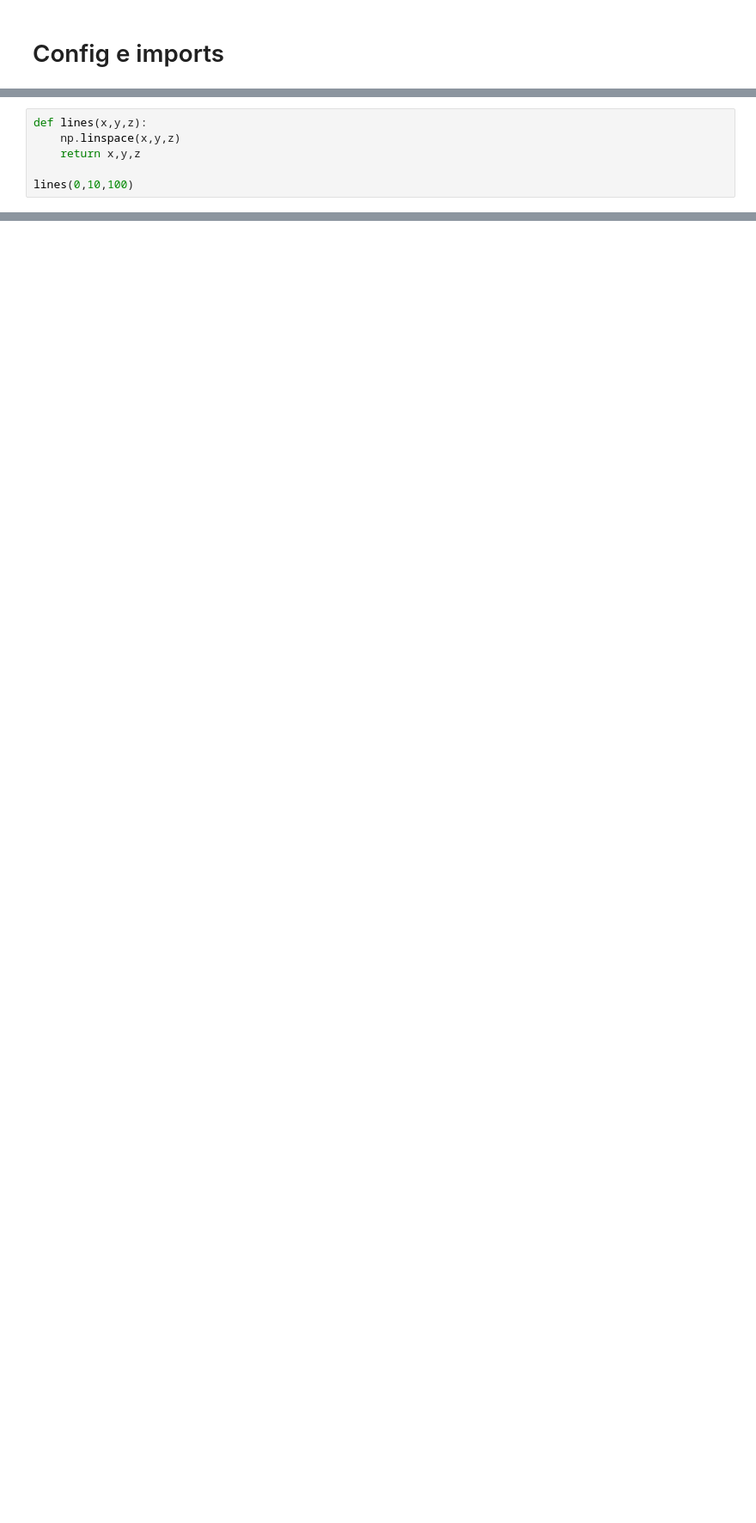
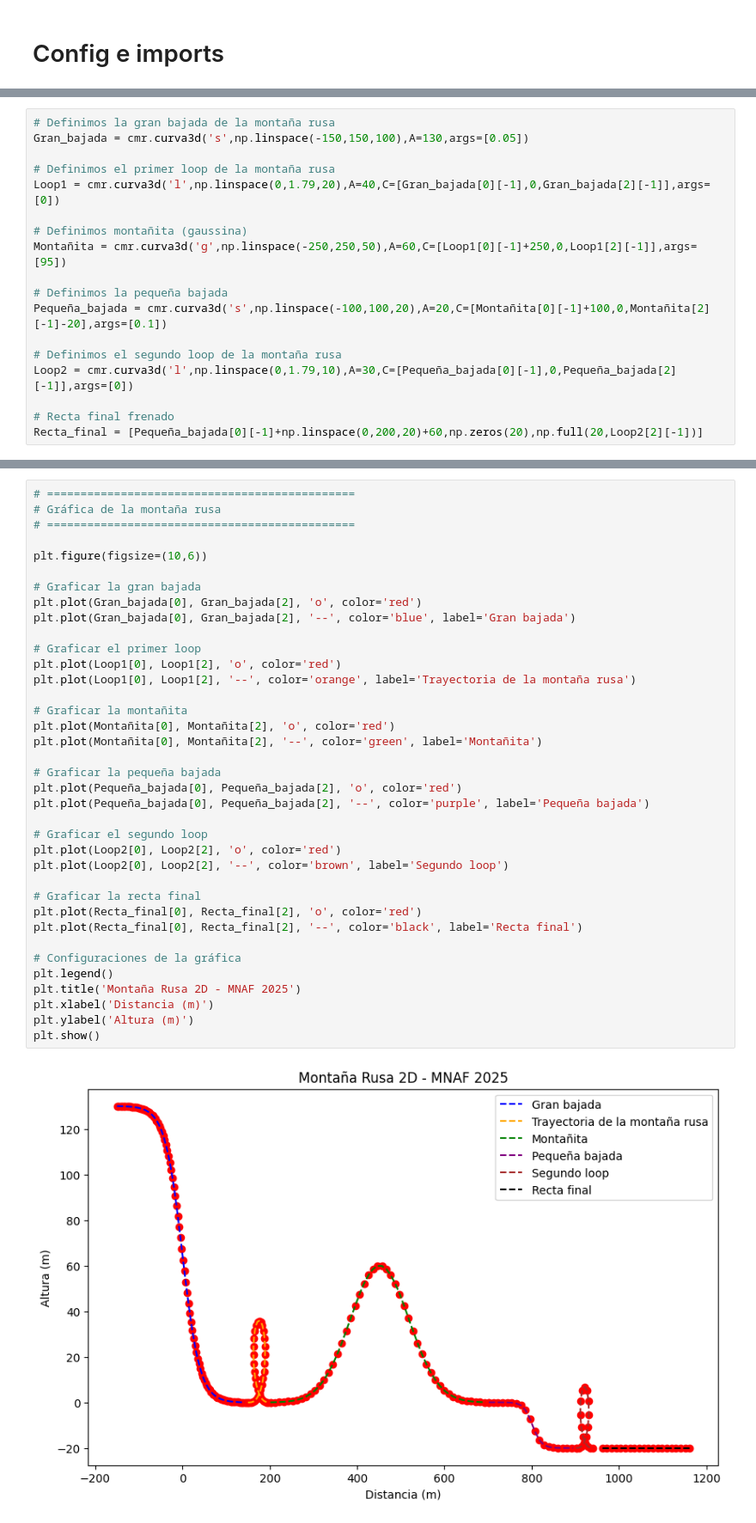
Before and after one commit to Edgarfevi/Proyectos, a Jupyter notebook: Proyectos_python/FISICA/MNAF2025/montaña_rusa/montaña_rusa.ipynb, the cells around one changed output, grey strips where cells are left out. Shown at 86% size. Saved outputs shown, nothing was run; the diff lists cells and outputs as text; blank space fills up the shorter version.

Commit message:
Algunos cambios en ka motaña rusa

```diff
--- a/Proyectos_python/FISICA/MNAF2025/montaña_rusa/montaña_rusa.ipynb
+++ b/Proyectos_python/FISICA/MNAF2025/montaña_rusa/montaña_rusa.ipynb
@@ -31,6 +27,18 @@ import numpy as np
 # %%
-def lines(x,y,z):
-    np.linspace(x,y,z)
-    return x,y,z
+# Definimos la gran bajada de la montaña rusa
+Gran_bajada = cmr.curva3d('s',np.linspace(-150,150,100),A=130,args=[0.05])
 
-lines(0,10,100)
+# Definimos el primer loop de la montaña rusa
+Loop1 = cmr.curva3d('l',np.linspace(0,1.79,20),A=40,C=[Gran_bajada[0][-1],0,Gran_bajada[2][-1]],args=[0])
+
+# Definimos montañita (gaussina)
+Montañita = cmr.curva3d('g',np.linspace(-250,250,50),A=60,C=[Loop1[0][-1]+250,0,Loop1[2][-1]],args=[95])
+
+# Definimos la pequeña bajada
+Pequeña_bajada = cmr.curva3d('s',np.linspace(-100,100,20),A=20,C=[Montañita[0][-1]+100,0,Montañita[2][-1]-20],args=[0.1])
+
+# Definimos el segundo loop de la montaña rusa
+Loop2 = cmr.curva3d('l',np.linspace(0,1.79,10),A=30,C=[Pequeña_bajada[0][-1],0,Pequeña_bajada[2][-1]],args=[0])
+
+# Recta final frenado
+Recta_final = [Pequeña_bajada[0][-1]+np.linspace(0,200,20)+60,np.zeros(20),np.full(20,Loop2[2][-1])]
@@ -38,0 +47,39 @@ lines(0,10,100)
+# %%
+# ==============================================
+# Gráfica de la montaña rusa
+# ==============================================
+
+plt.figure(figsize=(10,6))
+
+# Graficar la gran bajada
+plt.plot(Gran_bajada[0], Gran_bajada[2], 'o', color='red')
+plt.plot(Gran_bajada[0], Gran_bajada[2], '--', color='blue', label='Gran bajada')
+
+# Graficar el primer loop
+plt.plot(Loop1[0], Loop1[2], 'o', color='red')
+plt.plot(Loop1[0], Loop1[2], '--', color='orange', label='Trayectoria de la montaña rusa')
+
+# Graficar la montañita
+plt.plot(Montañita[0], Montañita[2], 'o', color='red')
+plt.plot(Montañita[0], Montañita[2], '--', color='green', label='Montañita')
+
+# Graficar la pequeña bajada
+plt.plot(Pequeña_bajada[0], Pequeña_bajada[2], 'o', color='red')
+plt.plot(Pequeña_bajada[0], Pequeña_bajada[2], '--', color='purple', label='Pequeña bajada')
+
+# Graficar el segundo loop
+plt.plot(Loop2[0], Loop2[2], 'o', color='red')
+plt.plot(Loop2[0], Loop2[2], '--', color='brown', label='Segundo loop')
+
+# Graficar la recta final
+plt.plot(Recta_final[0], Recta_final[2], 'o', color='red')
+plt.plot(Recta_final[0], Recta_final[2], '--', color='black', label='Recta final')
+
+# Configuraciones de la gráfica
+plt.legend()
+plt.title('Montaña Rusa 2D - MNAF 2025')
+plt.xlabel('Distancia (m)')
+plt.ylabel('Altura (m)')
+plt.show()
+# %% [output]
+[figure, added]
```
Also changed, not shown: parts of 17 cells of this notebook.
